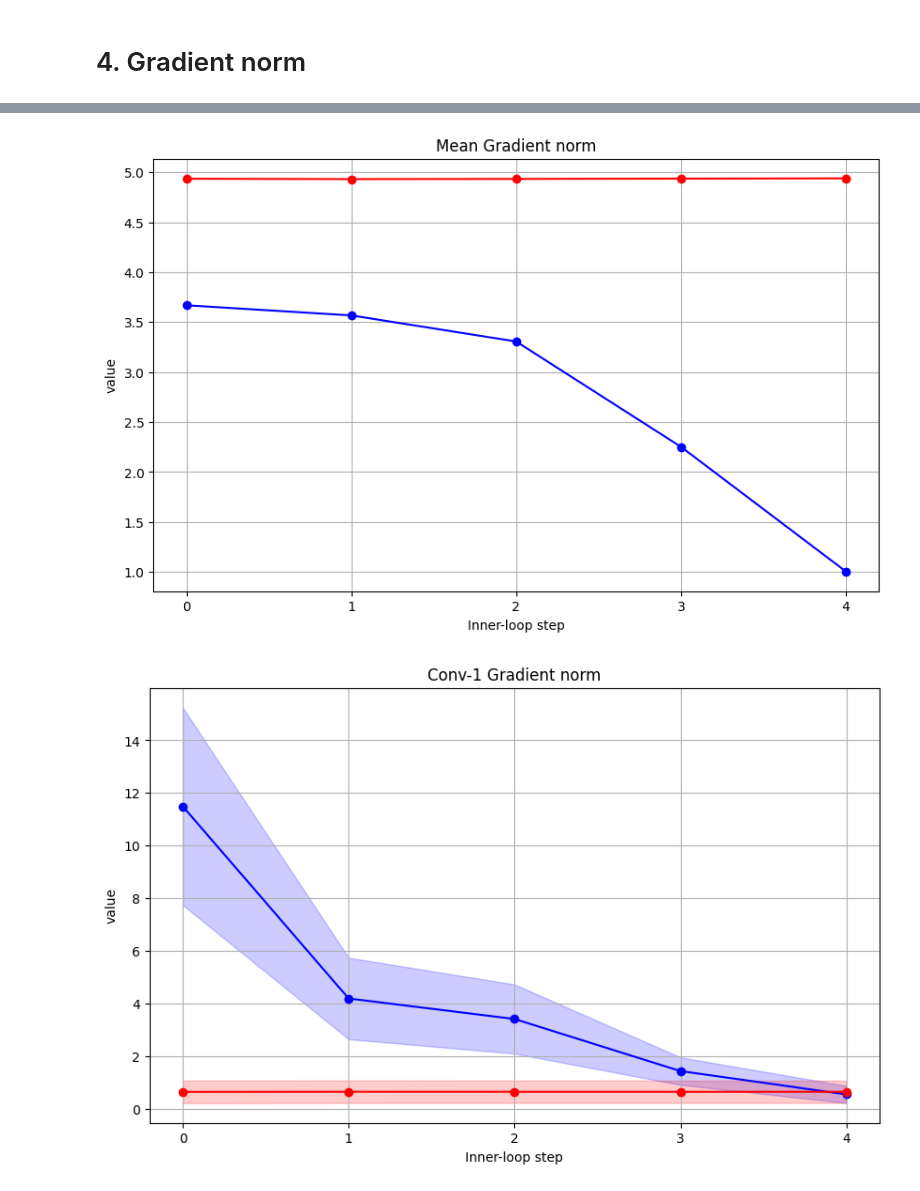
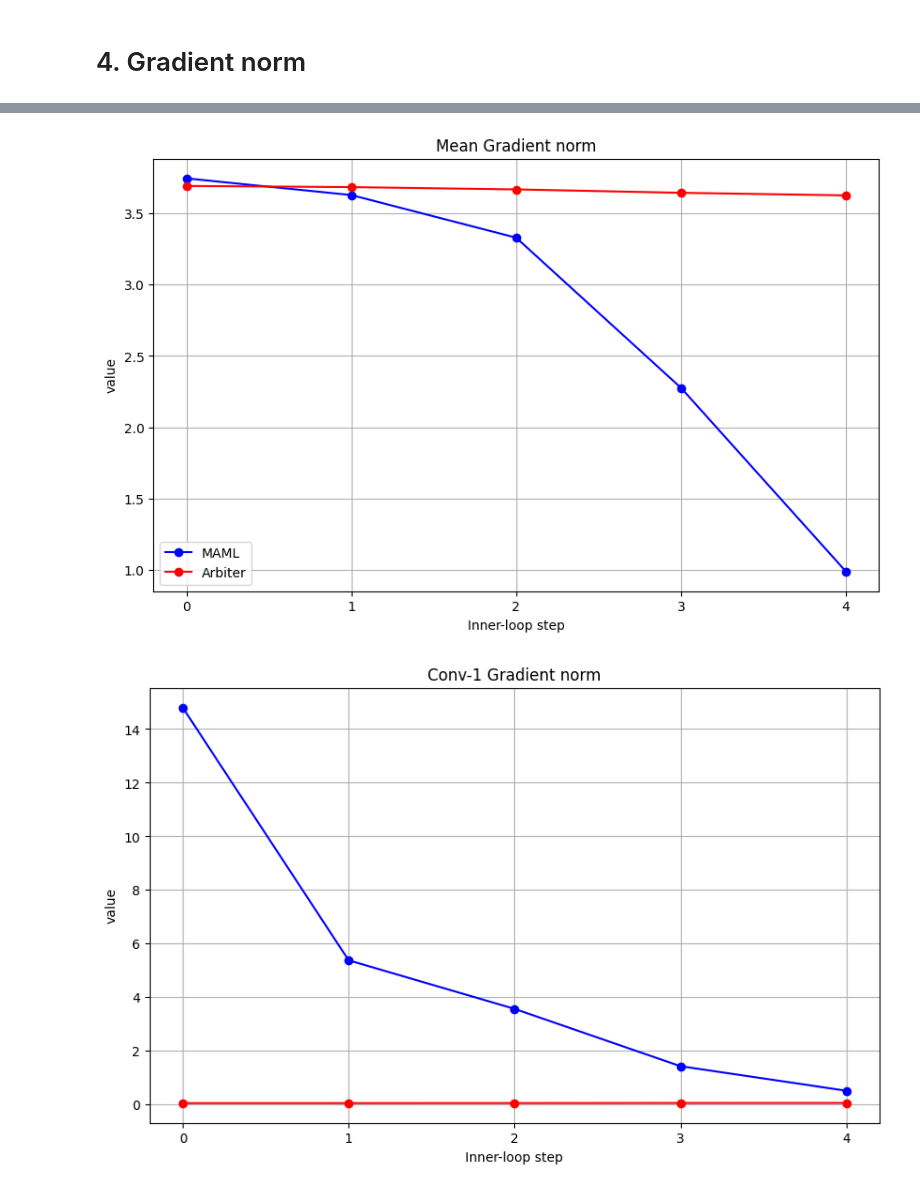
Before and after one commit to SKKUJMLim/MAML, a Jupyter notebook: Test_jupyternotebook/Analytics_integration_Step.ipynb, the cells around one changed output, grey strips where cells are left out. Drawn from its saved outputs; the diff is of its cells as text; code cells hidden in the pictures.

```diff
--- a/Test_jupyternotebook/Analytics_integration_Step.ipynb
+++ b/Test_jupyternotebook/Analytics_integration_Step.ipynb
@@ -10,8 +10,9 @@ import os
 os.environ['KMP_DUPLICATE_LIB_OK']='True'
 # %%
 # CSV 파일에 접근
-maml_norm_info = pd.read_csv('../MAML_filter64/MAML_filter64_inner_loop.csv')
-arbiter_norm_info = pd.read_csv('../MAML+Arbiter_5way_5shot_filter64/MAML+Arbiter_5way_5shot_filter64_inner_loop.csv')
+maml_norm_info = pd.read_csv('../MAML_filter128/MAML_filter128_inner_loop.csv')
+arbiter_norm_info = pd.read_csv('../MAML+Arbiter_5way_5shot_7162/MAML+Arbiter_5way_5shot_inner_loop.csv')
+#arbiter_norm_info = pd.read_csv('../MAML+Arbiter_5way_5shot_7162/MAML+Arbiter_5way_5shot_inner_loop.csv')
 
 # 훈련 정보만 가지고 온다
 maml_norm_info_train = maml_norm_info[maml_norm_info['phase']=='train']
@@ -672,7 +673,7 @@ x = range(len(maml_group_names))
 maml_means = np.log(maml_means)
 arbiter_means = np.log(arbiter_means)
 
-# # 데이터에 로그 변환 적용
+# 데이터에 로그 변환 적용
 # maml_std_devs = np.log(maml_std_devs)
 # arbiter_std_devs = np.log(arbiter_std_devs)
 
@@ -693,6 +694,8 @@ plt.title('Mean Gradient norm')
 # 격자무늬 추가
 plt.grid(True)
 
+plt.legend()
+
 # # y축을 로그 스케일로 설정
 # plt.yscale('log')
 
@@ -704,7 +707,7 @@ plt.grid(True)
 # 그래프를 표시합니다
 plt.show()
 # %% [output]
-[figure, old version]
+[figure, new version]
 # %%
 maml_mean_df = maml_per_inner_loop_step['layer_dict.conv0.conv.weight_grad_L2norm'].mean()
 maml_variance_df = maml_per_inner_loop_step['layer_dict.conv0.conv.weight_grad_L2norm'].var()
@@ -722,36 +725,40 @@ arbiter_std_dev_df = arbiter_variance_df**0.5
 # 그룹 이름과 평균 및 표준 편차를 리스트로 추출합니다
 arbiter_group_names = arbiter_mean_df.index.tolist()
 arbiter_means = arbiter_mean_df.values
 arbiter_std_devs = arbiter_std_dev_df.values
 
 
 # x축 값을 생성합니다
 x = range(len(maml_group_names))
 
+# 데이터에 로그 변환 적용
+# maml_means = np.log(maml_means)
+# arbiter_means = np.log(arbiter_means)
+
 # 꺾은선 그래프를 그립니다
 plt.figure(figsize=(10, 6))
 plt.plot(x, maml_means, '-o', color='b', label='MAML')
 plt.plot(x, arbiter_means, '-o', color='r', label='Arbiter')
 
 # 표준 편차 범위를 그림자로 표시합니다
-plt.fill_between(x, maml_means - maml_std_devs, maml_means + maml_std_devs, color='b', alpha=0.2, label='Standard Deviation')
-plt.fill_between(x, arbiter_means - arbiter_std_devs, arbiter_means + arbiter_std_devs, color='r', alpha=0.2, label='Standard Deviation')
+#plt.fill_between(x, maml_means - maml_std_devs, maml_means + maml_std_devs, color='b', alpha=0.2, label='Standard Deviation')
+#plt.fill_between(x, arbiter_means - arbiter_std_devs, arbiter_means + arbiter_std_devs, color='r', alpha=0.2, label='Standard Deviation')
 
 plt.xticks(x, group_names)
 plt.xlabel('Inner-loop step')
 plt.ylabel('value')
 plt.title('Conv-1 Gradient norm')
 
 # 격자무늬 추가
 plt.grid(True)
 
 # y축을 로그 스케일로 설정
 #plt.yscale('log')
 
 # 그래프를 표시합니다
 plt.show()
 # %% [output]
-[figure, old version]
+[figure, new version]
 # %%
 maml_mean_df = maml_per_inner_loop_step['layer_dict.conv1.conv.weight_grad_L2norm'].mean()
 maml_variance_df = maml_per_inner_loop_step['layer_dict.conv1.conv.weight_grad_L2norm'].var()
```
Also changed, not shown: parts of 16 cells of this notebook, 1 other file.
